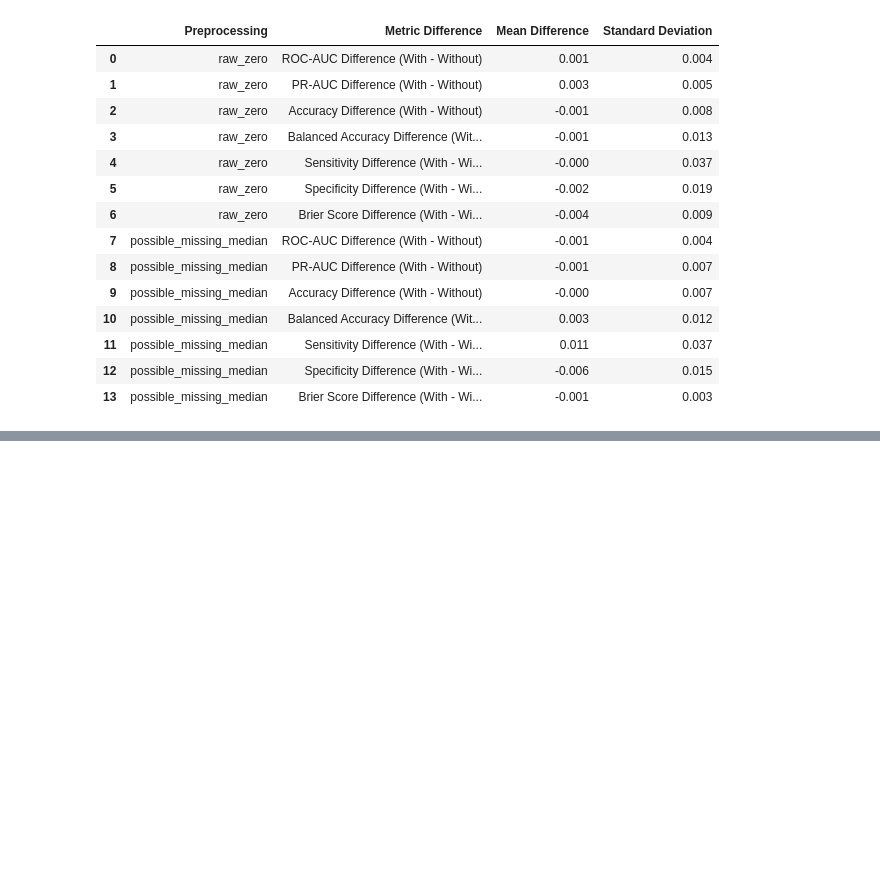
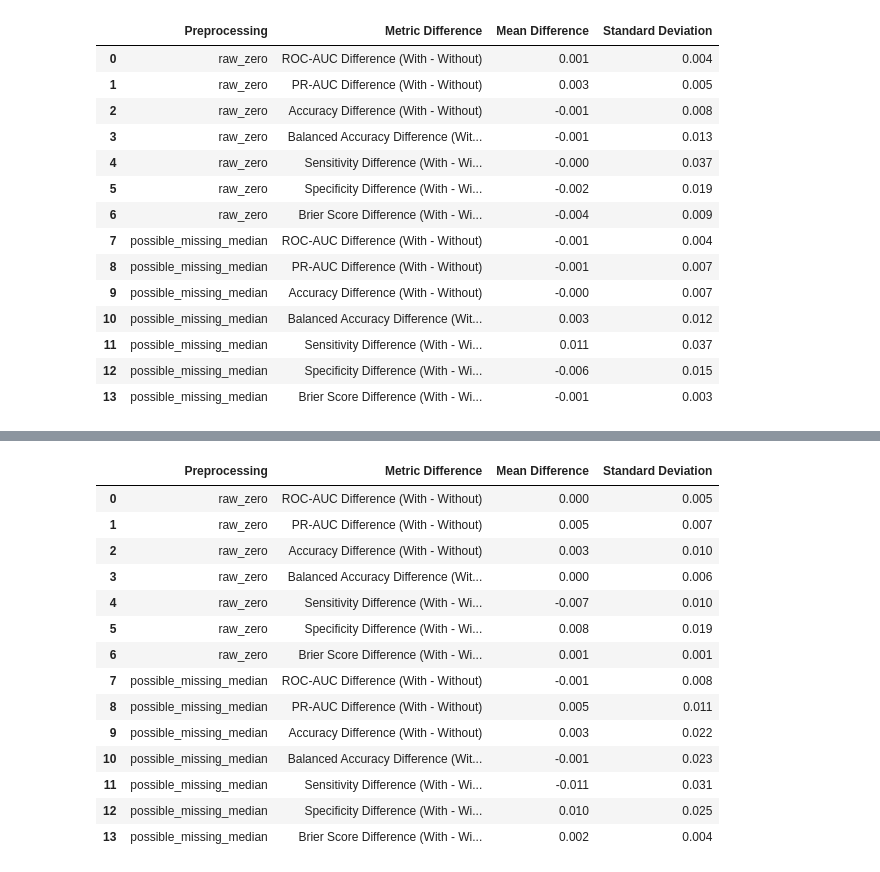
Before and after one commit to rodrigoviannasn/mat422-insulin-diabetes-project, a Jupyter notebook: notebooks/02_modeling_results.ipynb, the cells around one changed output, grey strips where cells are left out. Saved outputs shown, nothing was run; the diff lists cells and outputs as text; code cells hidden in the pictures; blank space fills up the shorter version.

Commit message:
Compare random forest models with and without insulin

```diff
--- a/notebooks/02_modeling_results.ipynb
+++ b/notebooks/02_modeling_results.ipynb
@@ -1256,0 +1375,73 @@ elastic_net_ablation_summary.to_csv(
+# %%
+random_forest_raw_without = experiment_results[
+    "Random Forest | Raw Zero Values | Without Insulin"
+]
+random_forest_raw_with = experiment_results[
+    "Random Forest | Raw Zero Values | With Insulin"
+]
+random_forest_median_without = experiment_results[
+    "Random Forest | Possible Missing Median | Without Insulin"
+]
+random_forest_median_with = experiment_results[
+    "Random Forest | Possible Missing Median | With Insulin"
+]
+
+random_forest_raw_paired, random_forest_raw_ablation_summary = (
+    calculate_paired_ablation(
+        random_forest_raw_without,
+        random_forest_raw_with,
+    )
+)
+
+random_forest_median_paired, random_forest_median_ablation_summary = (
+    calculate_paired_ablation(
+        random_forest_median_without,
+        random_forest_median_with,
+    )
+)
+
+random_forest_raw_ablation_summary.insert(
+    0, "Preprocessing", "raw_zero"
+)
+random_forest_median_ablation_summary.insert(
+    0, "Preprocessing", "possible_missing_median"
+)
+
+random_forest_ablation_summary = pd.concat(
+    [
+        random_forest_raw_ablation_summary,
+        random_forest_median_ablation_summary,
+    ],
+    ignore_index=True,
+)
+
+random_forest_raw_paired.to_csv(
+    TABLES_DIR / "random_forest_raw_insulin_ablation_by_fold.csv",
+    index=False,
+)
+random_forest_median_paired.to_csv(
+    TABLES_DIR / "random_forest_median_insulin_ablation_by_fold.csv",
+    index=False,
+)
+random_forest_ablation_summary.to_csv(
+    TABLES_DIR / "random_forest_insulin_ablation_summary.csv",
+    index=False,
+)
+
+display(random_forest_ablation_summary)
+# %% [output]
+|  | Preprocessing | Metric Difference | Mean Difference | Standard Deviation |
+| 0 | raw_zero | ROC-AUC Difference (With - Without) | 0.000 | 0.005 |
+| 1 | raw_zero | PR-AUC Difference (With - Without) | 0.005 | 0.007 |
+| 2 | raw_zero | Accuracy Difference (With - Without) | 0.003 | 0.010 |
+| 3 | raw_zero | Balanced Accuracy Difference (Wit... | 0.000 | 0.006 |
+| 4 | raw_zero | Sensitivity Difference (With - Wi... | -0.007 | 0.010 |
+| 5 | raw_zero | Specificity Difference (With - Wi... | 0.008 | 0.019 |
+| 6 | raw_zero | Brier Score Difference (With - Wi... | 0.001 | 0.001 |
+| 7 | possible_missing_median | ROC-AUC Difference (With - Without) | -0.001 | 0.008 |
+| 8 | possible_missing_median | PR-AUC Difference (With - Without) | 0.005 | 0.011 |
+| 9 | possible_missing_median | Accuracy Difference (With - Without) | 0.003 | 0.022 |
+| 10 | possible_missing_median | Balanced Accuracy Difference (Wit... | -0.001 | 0.023 |
+| 11 | possible_missing_median | Sensitivity Difference (With - Wi... | -0.011 | 0.031 |
+| 12 | possible_missing_median | Specificity Difference (With - Wi... | 0.010 | 0.025 |
+| 13 | possible_missing_median | Brier Score Difference (With - Wi... | 0.002 | 0.004 |
```
Also changed, not shown: parts of 3 cells of this notebook.
